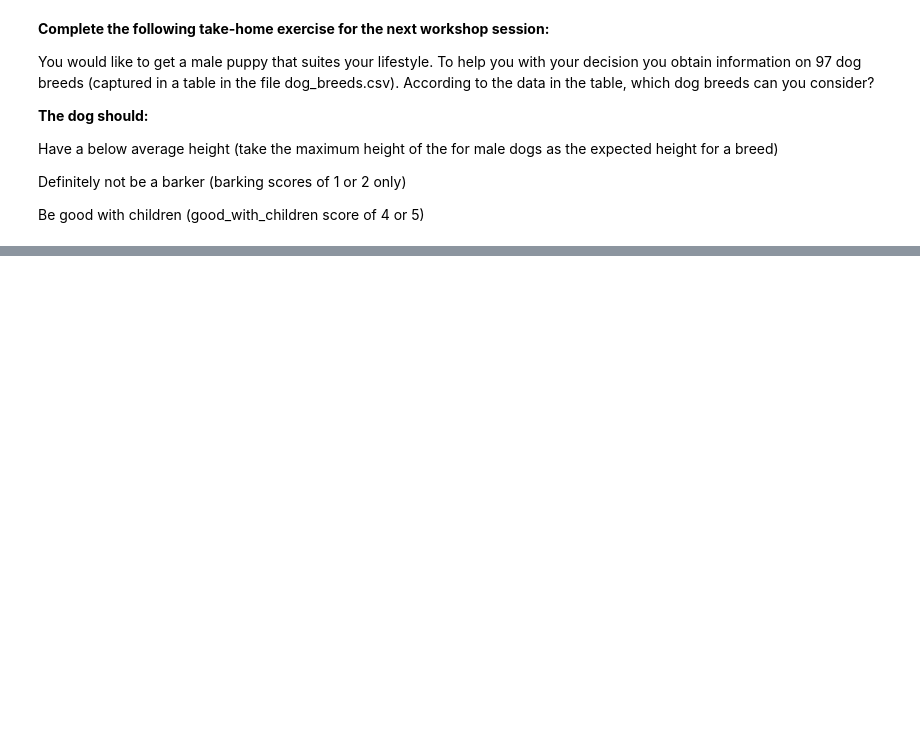
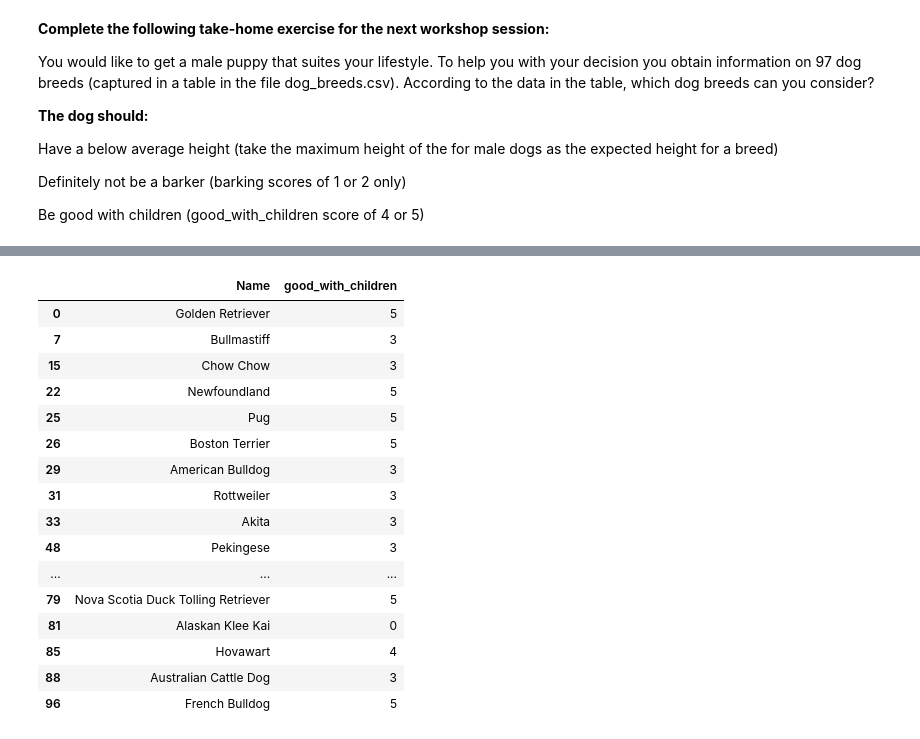
Before and after one commit to DylanPrinsloo/UCode, a Jupyter notebook: Year 1/Semester 1/Python/Lessons/session3.ipynb, the cells around one changed output, grey strips where cells are left out. Cells and saved outputs as stored; diff of their text form; code cells hidden in the pictures; blank space fills up the shorter version.

```diff
--- a/Year 1/Semester 1/Python/Lessons/session3.ipynb
+++ b/Year 1/Semester 1/Python/Lessons/session3.ipynb
@@ -220,0 +298,20 @@ Be good with children (good_with_children score of 4 or 5)
+# %%
+filtered_dogs_barking[['Name', 'good_with_children']]
+# %% [output]
+|  | Name | good_with_children |
+| 0 | Golden Retriever | 5 |
+| 7 | Bullmastiff | 3 |
+| 15 | Chow Chow | 3 |
+| 22 | Newfoundland | 5 |
+| 25 | Pug | 5 |
+| 26 | Boston Terrier | 5 |
+| 29 | American Bulldog | 3 |
+| 31 | Rottweiler | 3 |
+| 33 | Akita | 3 |
+| 48 | Pekingese | 3 |
+| ... | ... | ... |
+| 79 | Nova Scotia Duck Tolling Retriever | 5 |
+| 81 | Alaskan Klee Kai | 0 |
+| 85 | Hovawart | 4 |
+| 88 | Australian Cattle Dog | 3 |
+| 96 | French Bulldog | 5 |
```
Also changed, not shown: parts of 7 cells of this notebook.
